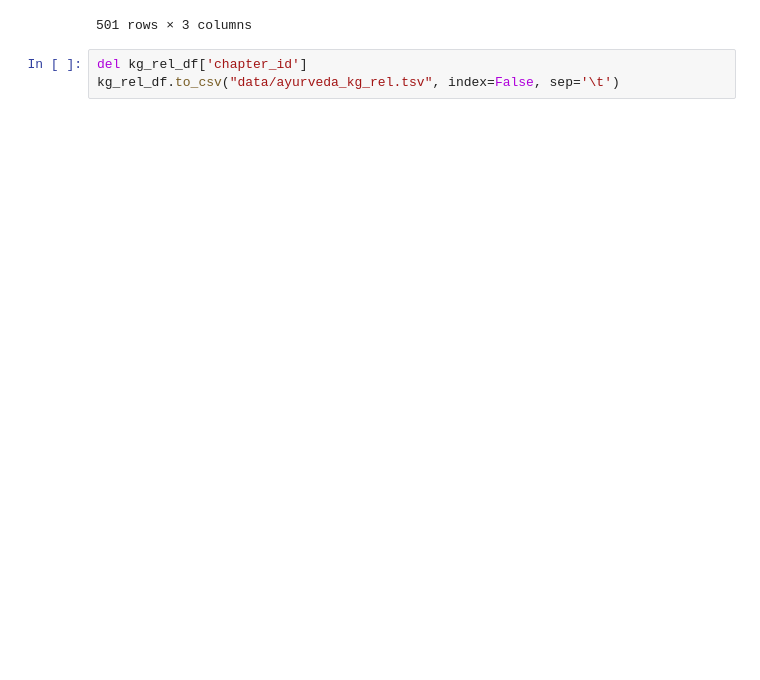
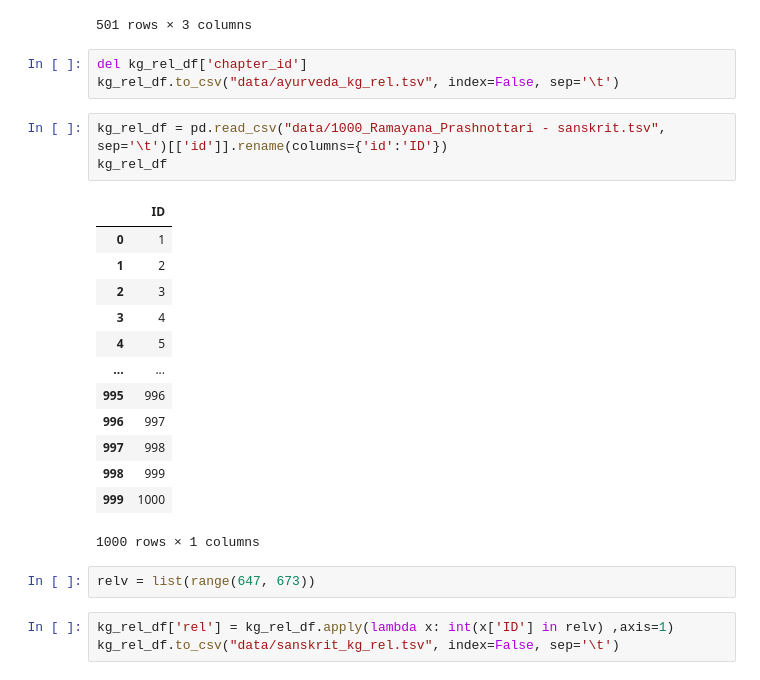
Before and after one commit to mahesh-ak/SktQA, a Jupyter notebook: Plots.ipynb, the cells around one changed output. Cells and saved outputs as stored; diff of their text form; blank space fills up the shorter version.

```diff
--- a/Plots.ipynb
+++ b/Plots.ipynb
@@ -623,3 +625,25 @@ kg_rel_df
 # %%
 del kg_rel_df['chapter_id']
 kg_rel_df.to_csv("data/ayurveda_kg_rel.tsv", index=False, sep='\t')
+# %%
+kg_rel_df = pd.read_csv("data/1000_Ramayana_Prashnottari - sanskrit.tsv", sep='\t')[['id']].rename(columns={'id':'ID'})
+kg_rel_df
+# %% [output]
+|  | ID |
+| 0 | 1 |
+| 1 | 2 |
+| 2 | 3 |
+| 3 | 4 |
+| 4 | 5 |
+| ... | ... |
+| 995 | 996 |
+| 996 | 997 |
+| 997 | 998 |
+| 998 | 999 |
+| 999 | 1000 |
+1000 rows × 1 columns
+# %%
+relv = list(range(647, 673))
+# %%
+kg_rel_df['rel'] = kg_rel_df.apply(lambda x: int(x['ID'] in relv) ,axis=1)
+kg_rel_df.to_csv("data/sanskrit_kg_rel.tsv", index=False, sep='\t')
```
Also changed, not shown: parts of 4 cells of this notebook, 11 other files.
